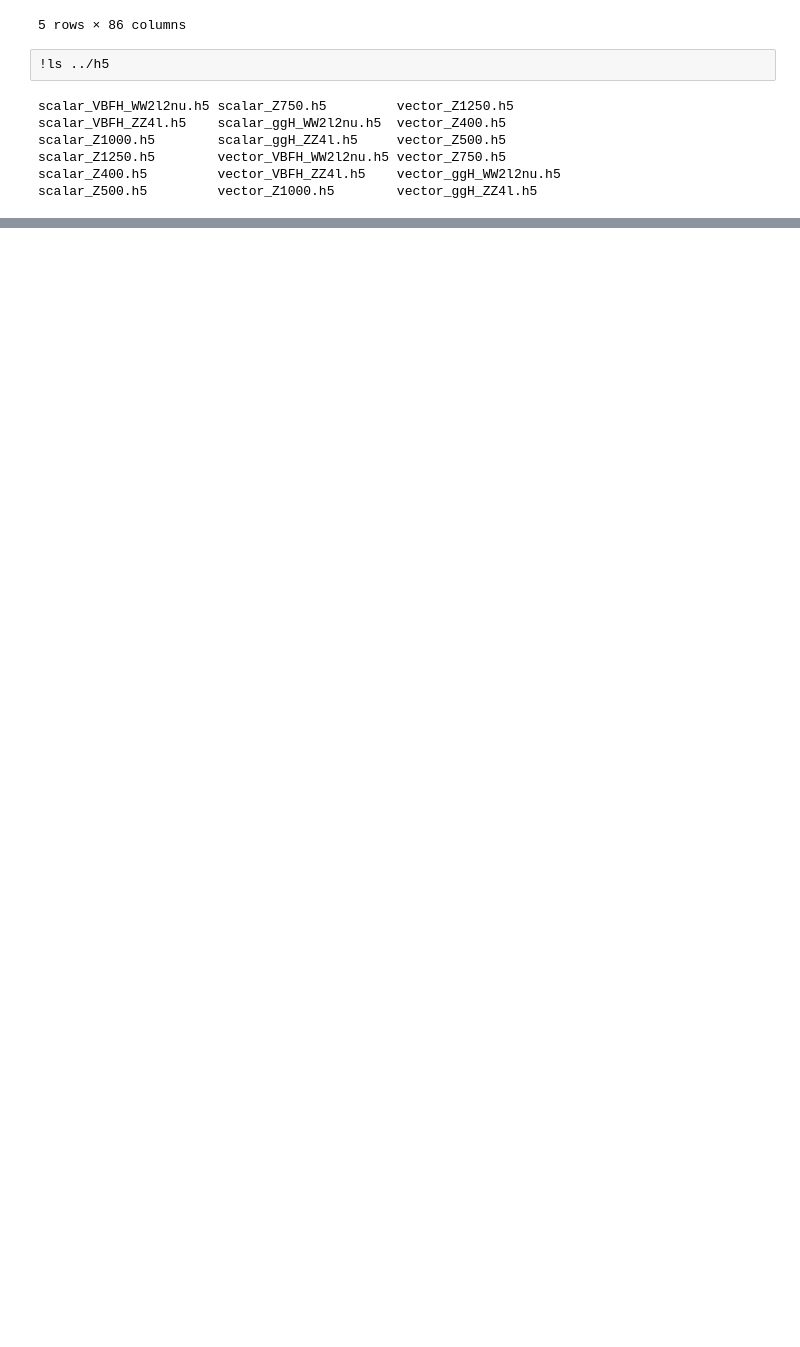
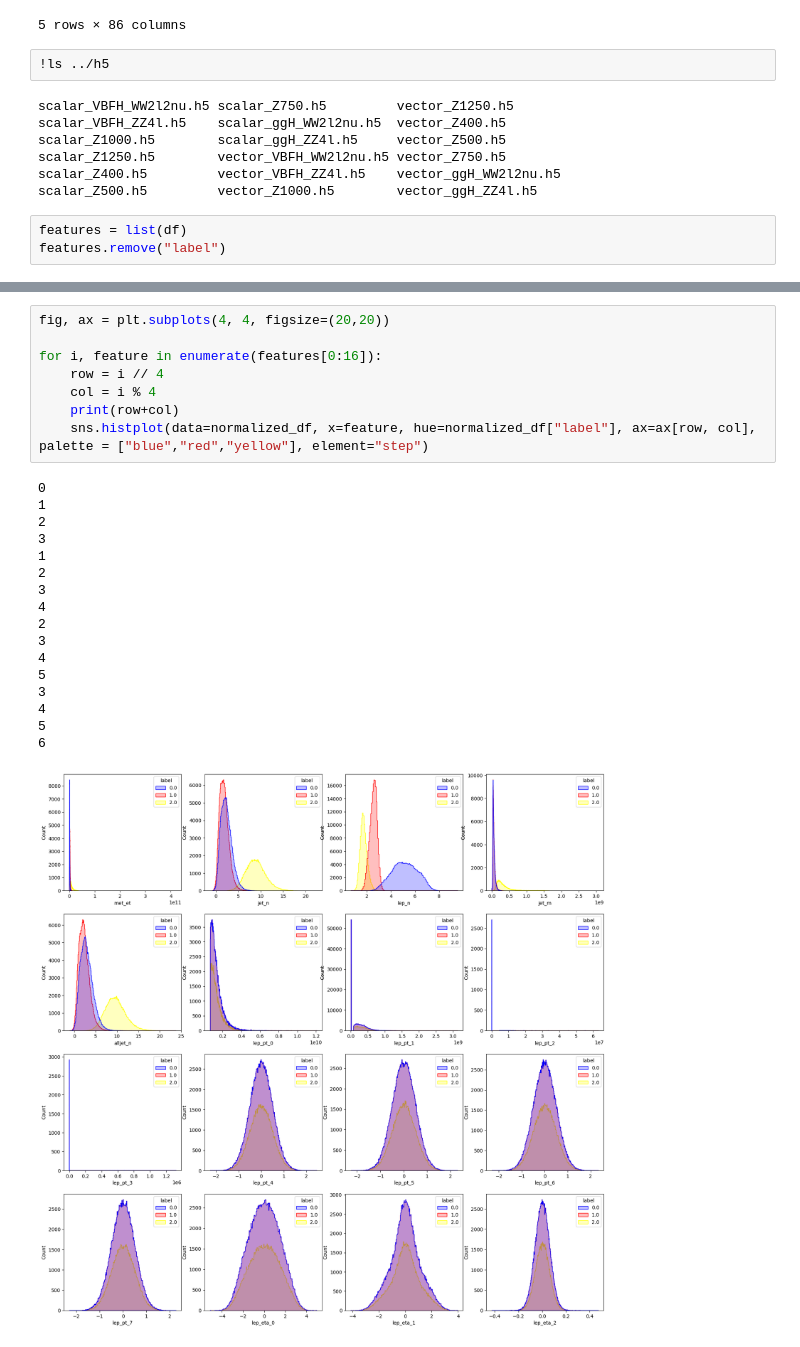
Before and after one commit to NiklasD/ML_Seminar, a Jupyter notebook: notebooks/h5_to_pd.DataFrame.ipynb, the cells around one changed output, grey strips where cells are left out. Saved outputs shown, nothing was run; the diff lists cells and outputs as text; blank space fills up the shorter version.

```diff
--- a/notebooks/h5_to_pd.DataFrame.ipynb
+++ b/notebooks/h5_to_pd.DataFrame.ipynb
@@ -67,3 +72,6 @@ scalar_Z1000.h5        scalar_ggH_ZZ4l.h5     vector_Z500.h5
 scalar_Z1250.h5        vector_VBFH_WW2l2nu.h5 vector_Z750.h5
 scalar_Z400.h5         vector_VBFH_ZZ4l.h5    vector_ggH_WW2l2nu.h5
 scalar_Z500.h5         vector_Z1000.h5        vector_ggH_ZZ4l.h5
+# %%
+features = list(df)
+features.remove("label")
@@ -69,0 +116,26 @@ scalar_Z500.h5         vector_Z1000.h5        vector_ggH_ZZ4l.h5
+# %%
+fig, ax = plt.subplots(4, 4, figsize=(20,20))
+
+for i, feature in enumerate(features[0:16]):
+    row = i // 4
+    col = i % 4
+    print(row+col)
+    sns.histplot(data=normalized_df, x=feature, hue=normalized_df["label"], ax=ax[row, col], palette = ["blue","red","yellow"], element="step")
+# %% [output]
+0
+1
+2
+3
+1
+2
+3
+4
+2
+3
+4
+5
+3
+4
+5
+6
+[figure, added]
```
Also changed, not shown: parts of 6 cells of this notebook.
